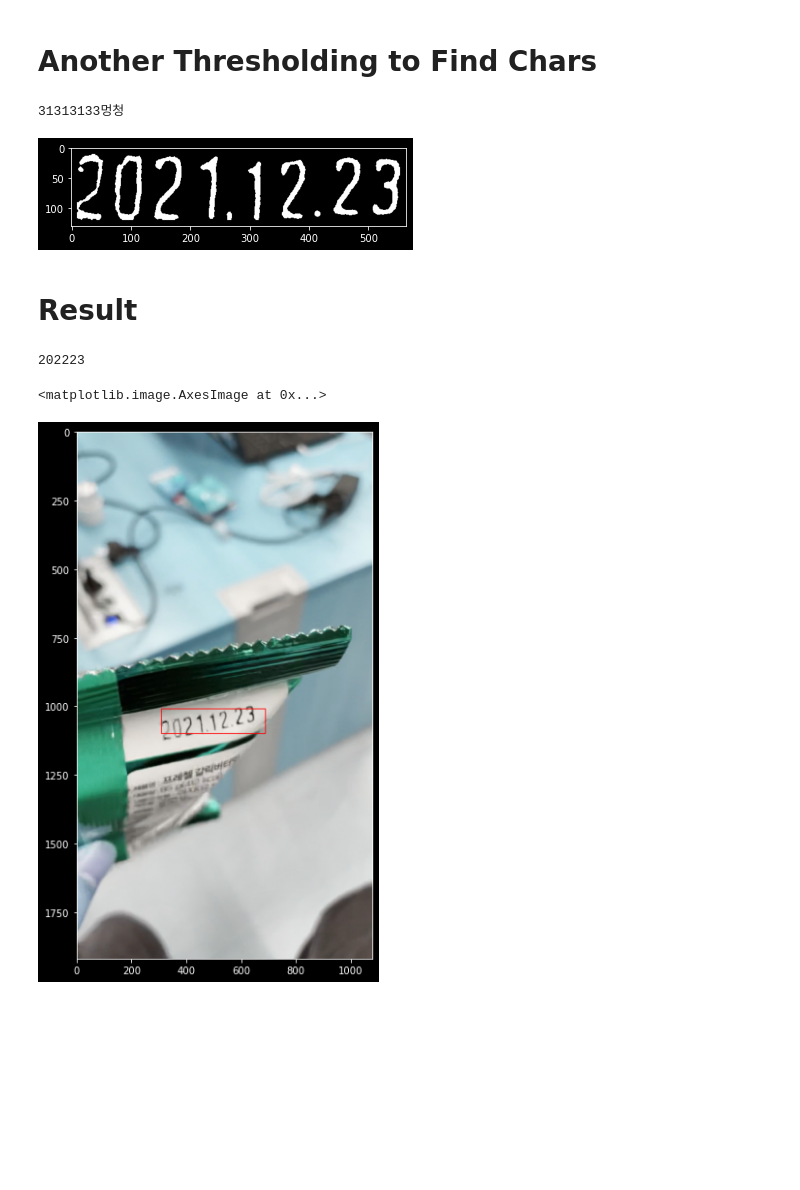
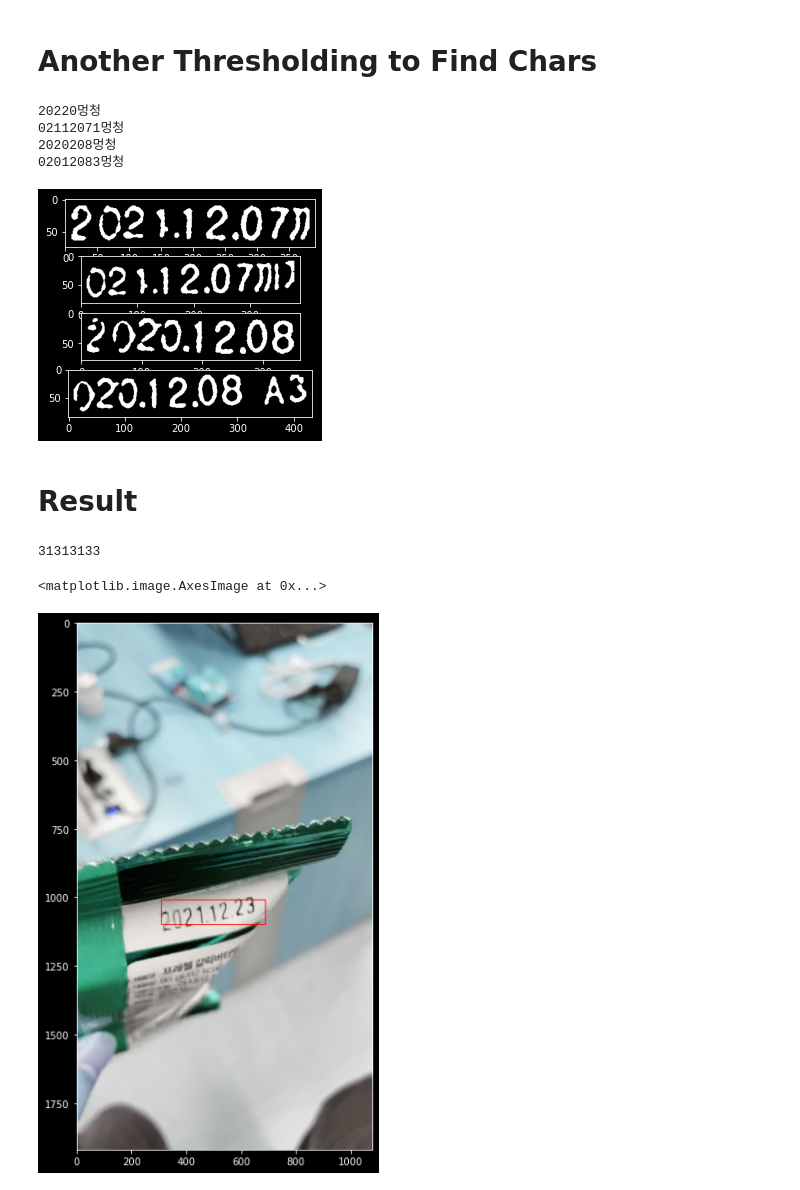
Before and after one commit to MinSoo97/joljak, a Jupyter notebook: Expirationdate_test.ipynb, the cells around one changed output. Saved outputs shown, nothing was run; the diff lists cells and outputs as text; code cells hidden in the pictures; blank space fills up the shorter version.

```diff
--- a/Expirationdate_test.ipynb
+++ b/Expirationdate_test.ipynb
@@ -7,7 +7,7 @@ plt.style.use('dark_background')
 # %% [markdown]
 # Read Input Image
 # %%
-img_ori = cv2.imread('9.jpg')
+img_ori = cv2.imread('6.jpg')
 
 height, width, channel = img_ori.shape
 
@@ -311,37 +311,40 @@ for i, plate_img in enumerate(plate_imgs):
             if y < plate_min_y:
                 plate_min_y = y
             if x + w > plate_max_x:
                 plate_max_x = x + w
             if y + h > plate_max_y:
                 plate_max_y = y + h
 
     img_result = plate_img[plate_min_y:plate_max_y, plate_min_x:plate_max_x]
 
     img_result = cv2.GaussianBlur(img_result, ksize=(3, 3), sigmaX=0)
     _, img_result = cv2.threshold(img_result, thresh=0.0, maxval=255.0, type=cv2.THRESH_BINARY | cv2.THRESH_OTSU)
     img_result = cv2.copyMakeBorder(img_result, top=10, bottom=10, left=10, right=10, borderType=cv2.BORDER_CONSTANT, value=(0,0,0))
 
-    chars = pytesseract.image_to_string(img_result, lang='num', config='--psm 7 --oem 0')
+    chars = pytesseract.image_to_string(img_result, lang='kor', config='--psm 7 --oem 0')
 
     result_chars = ''
     has_digit = False
     for c in chars:
-        if ord('가') <= ord(c) <= ord('힣') or c.isdigit():
+        if ord('0') <= ord(c) <= ord('9') or c.isdigit():
             if c.isdigit():
                 has_digit = True
             result_chars += c
 
     print(result_chars+'멍청')
     plate_chars.append(result_chars)
 
     if has_digit and len(result_chars) > longest_text:
         longest_idx = i
 
     plt.subplot(len(plate_imgs), 1, i+1)
     plt.imshow(img_result, cmap='gray')
 # %% [output]
-31313133멍청
+20220멍청
+02112071멍청
+2020208멍청
+02012083멍청
-[figure, old version]
+[figure, new version]
 # %% [markdown]
 # Result
 # %%
@@ -359,6 +362,6 @@ cv2.imwrite(chars + '.jpg', img_out)
 plt.figure(figsize=(12, 10))
 plt.imshow(img_out)
 # %% [output]
-202223
+31313133
 <matplotlib.image.AxesImage at 0x...>
 [figure]
```
Also changed, not shown: parts of 9 cells of this notebook, 9 other files.
